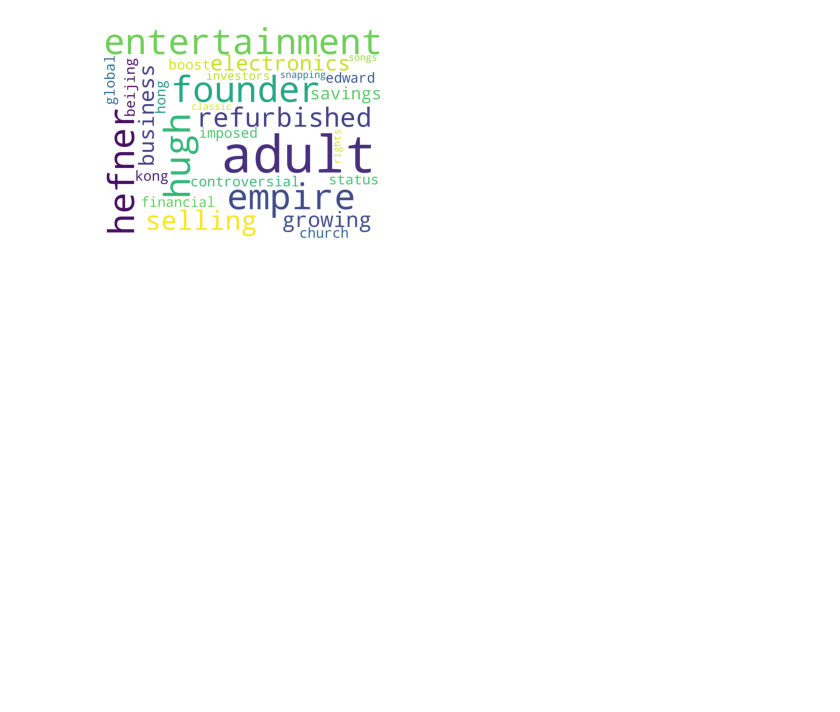
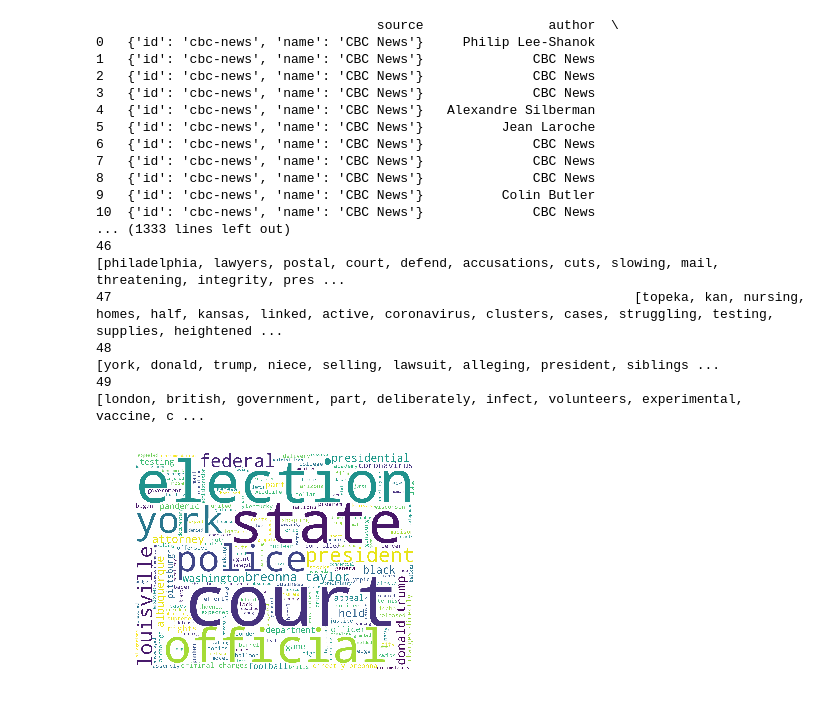
Before and after one commit to benedictthen1/FYP-IS484, a Jupyter notebook: analytics.ipynb, the cells around one changed output. Cells and saved outputs as stored; diff of their text form; code cells hidden in the pictures; blank space fills up the shorter version.

```diff
--- a/analytics.ipynb
+++ b/analytics.ipynb
@@ -1,5 +1,5 @@
 # %%
-from newsapi import NewsApiClient
+from newsapi.newsapi_client import NewsApiClient
 import datetime as dt
 import pandas as pd
 from pandas import DataFrame
@@ -23,8 +23,11 @@ import re
 import string
 import matplotlib.pyplot as plt
 
+# Phyo's newsAPI key: '127ac9edf9da4a56bbce2c6ff98978c4'
+# Harvey's newsAPI key: '28e1b77945d54b00a8c16013438a09bd'
+
 #newsAPI
-newsapi = NewsApiClient(api_key = '127ac9edf9da4a56bbce2c6ff98978c4')
+newsapi = NewsApiClient(api_key = '28e1b77945d54b00a8c16013438a09bd')
 pd.options.display.max_colwidth = 8000
 
 #twitter API
@@ -64,13 +67,21 @@ def preprocessing (text):
 # retrieve the articles based on specified query and source, will return 10 results and the sentiment
 def get_everything (query, source):
 
-    data = newsapi.get_everything(q = query, sources = source, language = 'en', sort_by = 'relevancy' , page_size = 50)
+    data = newsapi.get_everything(q = query, sources = source, language = 'en', sort_by = 'relevancy' , page_size = 100)
+
     df = pd.DataFrame(data['articles'])
+
+    # None handling for Description column
+    df['description'].fillna(value="stop", inplace=True)
+
+    # None handling for urltoimage column
+    df['urlToImage'].fillna(value="http://www.trinityschool.org.uk/wp-content/uploads/2013/03/News.jpg", inplace=True)
+
     df['clean_description'] =  df['description'].apply(lambda x: preprocessing(x.lower()))
 
     senti_score = []
     result = []
-
+    print(df)
     for index, row in df.iterrows():
         analyzer = SentimentIntensityAnalyzer()
         vs = analyzer.polarity_scores(row['description'])
@@ -85,9 +96,7 @@ def get_everything (query, source):
             result.append('Negative')
 
     df['sentiment'] = result
-
     return df
-
 
 # for bar chart words and its count
 def news_top_mentioned(df,query):
@@ -106,7 +115,7 @@ def news_top_mentioned(df,query):
             counts[word] = 1
 
     df = pd.DataFrame(list(counts.items()),columns = ['word','count'])
-    df = df.sort_values(by ='count' , ascending=True)[0:10]
+    df = df.sort_values(by ='count' , ascending=False)[0:10]
     return df
 
 # for wordcloud
@@ -259,9 +268,30 @@ def twt_wordcloud(df,query):
     plt.show()
 # %%
 df_source = get_sources()
-df_selected = get_everything('apple stock', 'bbc-news')[['title', 'url', 'urlToImage', 'sentiment']][0:5] # returns the five articles and its sentiment
-df_topword = news_top_mentioned(get_everything('apple stock', 'bbc-news'), 'apple stock') # returns the top 10 words based on the count
-news_wordcloud(get_everything('apple stock', 'bbc-news'), 'apple stock')  # calling wordcloud function
+df_selected = get_everything('', 'cbc-news')[['title', 'url', 'urlToImage', 'sentiment']][0:5] # returns the five articles and its sentiment
+df_topword = news_top_mentioned(get_everything('', 'associated-press'), '') # returns the top 10 words based on the count
+news_wordcloud(get_everything('', 'associated-press'), '')  # calling wordcloud function
+
+# print(df_topword)
+# print(df_selected)
+# print( get_everything('', 'cbc-news').columns)
 # %% [output]
+                                    source                author  \
+0   {'id': 'cbc-news', 'name': 'CBC News'}     Philip Lee-Shanok
+1   {'id': 'cbc-news', 'name': 'CBC News'}              CBC News
+2   {'id': 'cbc-news', 'name': 'CBC News'}              CBC News
+3   {'id': 'cbc-news', 'name': 'CBC News'}              CBC News
+4   {'id': 'cbc-news', 'name': 'CBC News'}   Alexandre Silberman
+5   {'id': 'cbc-news', 'name': 'CBC News'}          Jean Laroche
+6   {'id': 'cbc-news', 'name': 'CBC News'}              CBC News
+7   {'id': 'cbc-news', 'name': 'CBC News'}              CBC News
+8   {'id': 'cbc-news', 'name': 'CBC News'}              CBC News
+9   {'id': 'cbc-news', 'name': 'CBC News'}          Colin Butler
+10  {'id': 'cbc-news', 'name': 'CBC News'}              CBC News
+... (1333 lines left out)
+46                                                                                         [philadelphia, lawyers, postal, court, defend, accusations, cuts, slowing, mail, threatening, integrity, pres ...
+47                                                                   [topeka, kan, nursing, homes, half, kansas, linked, active, coronavirus, clusters, cases, struggling, testing, supplies, heightened ...
+48                                                                                                                          [york, donald, trump, niece, selling, lawsuit, alleging, president, siblings ...
+49                                                                                                        [london, british, government, part, deliberately, infect, volunteers, experimental, vaccine, c ...
-[figure, old version]
+[figure, new version]
 # %%
```
Also changed, not shown: parts of 7 cells of this notebook, 40 other files.
